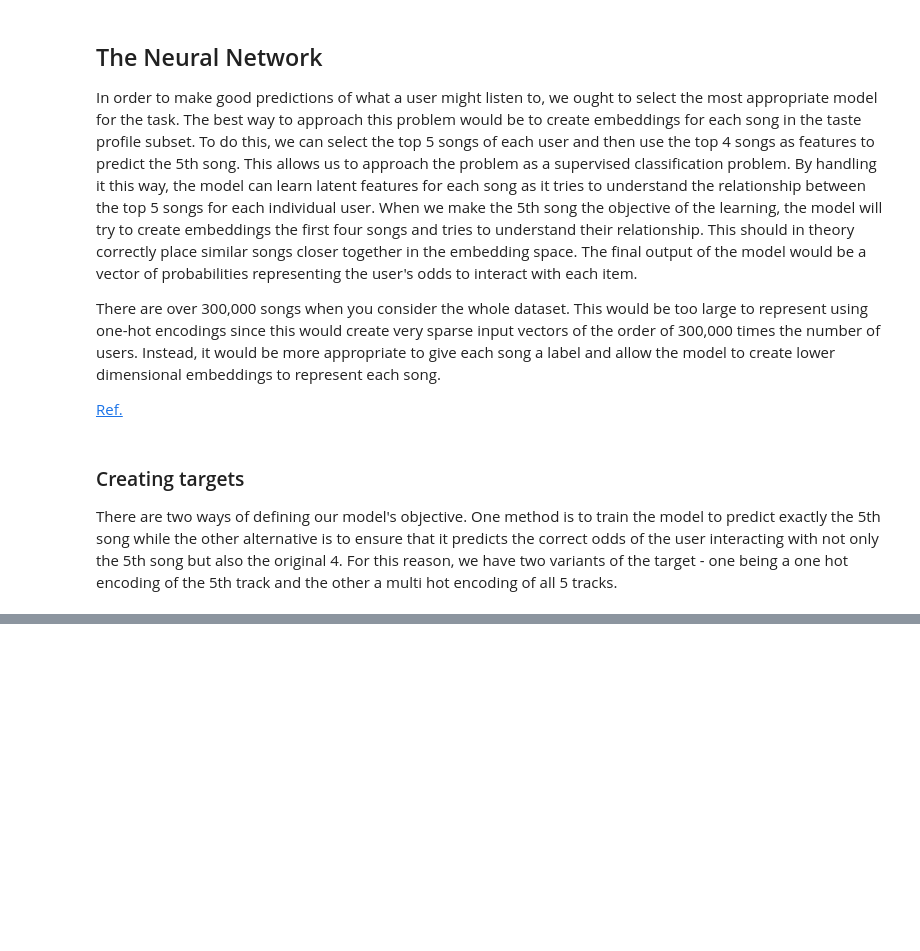
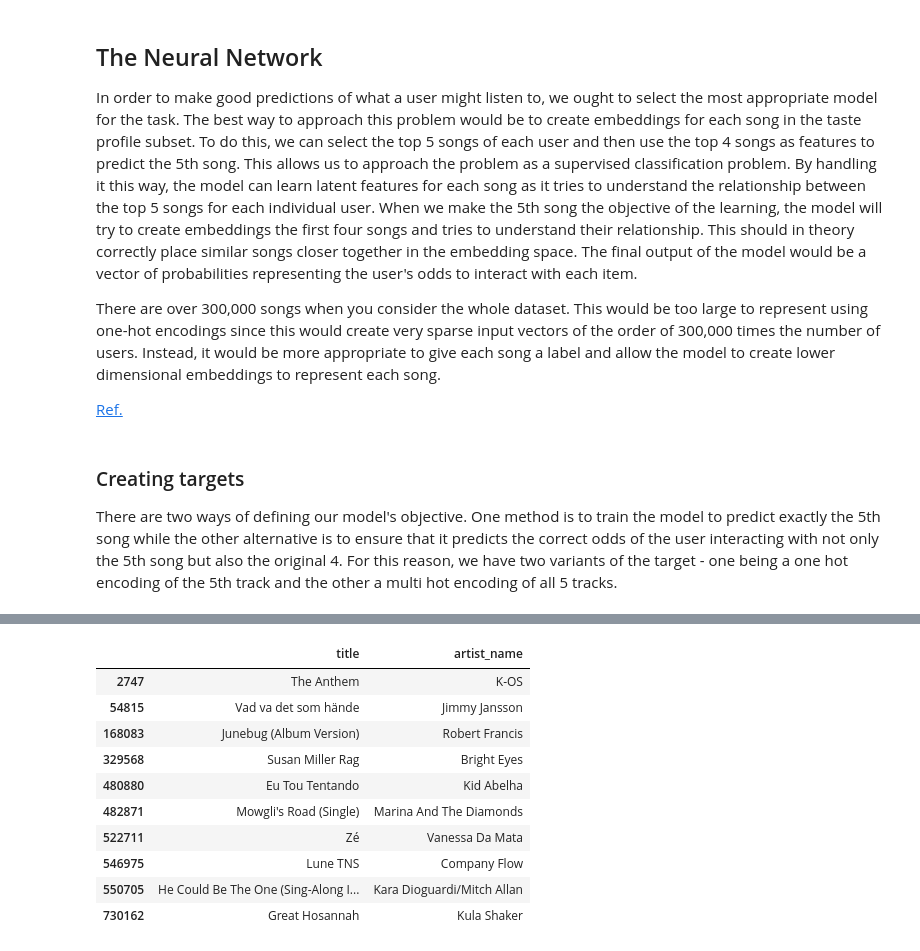
Before and after one commit to Trev241/sounds-like, a Jupyter notebook: notebook.ipynb, the cells around one changed output, grey strips where cells are left out. Saved outputs shown, nothing was run; the diff lists cells and outputs as text; code cells hidden in the pictures; blank space fills up the shorter version.

```diff
--- a/notebook.ipynb
+++ b/notebook.ipynb
@@ -108,3 +127,6 @@ df.head(10)
+# %%
+db = sqlite3.connect('data/track_metadata.db')
+song_metadata = pd.read_sql_query("SELECT * from songs", db)
 # %% [markdown]
 ## Transform Taste Profile Subset
 
@@ -330,5 +525,9 @@ plt.plot([e + 1 for e in range(n_epochs)], loss_vals)
 # %%
 # Enter 4 songs as input. They must be encoded between 0 and num_songs - 1
-profile = [56, 57, 59, 58]
+profile = [12, 13, 14, 15]
 logits = model(torch.tensor([profile]))
-probabilities = F.softmax(logits, dim=1)
+probabilities = torch.sigmoid(logits)    # You must use sigmoid for mutli-label classification problems
+# probabilities = F.softmax(logits, dim=1)        # You must use softmax for single label classification problems
+
+# Returns the top 5 songs that the user is likely to interact with.
+top_probs = torch.topk(probabilities, 10)
@@ -342,0 +534,6 @@ indices=tensor([[   56,    57,    58,  8964,  8969, 41632, 23219, 41633,  7986,
+# %%
+profile_ids = list(map(lambda idx: unique[idx], profile))
+profile_titles = song_metadata.loc[song_metadata["song_id"].isin(profile_ids)]
+
+rec_ids = list(map(lambda idx: unique[idx], top_probs.indices.squeeze_().tolist()))
+rec_titles = song_metadata.loc[song_metadata["song_id"].isin(rec_ids)]
@@ -342,0 +555,14 @@ indices=tensor([[   56,    57,    58,  8964,  8969, 41632, 23219, 41633,  7986,
+# %%
+rec_titles[["title", "artist_name"]]
+# %% [output]
+|  | title | artist_name |
+| 2747 | The Anthem | K-OS |
+| 54815 | Vad va det som hände | Jimmy Jansson |
+| 168083 | Junebug (Album Version) | Robert Francis |
+| 329568 | Susan Miller Rag | Bright Eyes |
+| 480880 | Eu Tou Tentando | Kid Abelha |
+| 482871 | Mowgli's Road (Single) | Marina And The Diamonds |
+| 522711 | Zé | Vanessa Da Mata |
+| 546975 | Lune TNS | Company Flow |
+| 550705 | He Could Be The One (Sing-Along I... | Kara Dioguardi/Mitch Allan |
+| 730162 | Great Hosannah | Kula Shaker |
```
Also changed, not shown: parts of 24 cells of this notebook, 4 other files.
